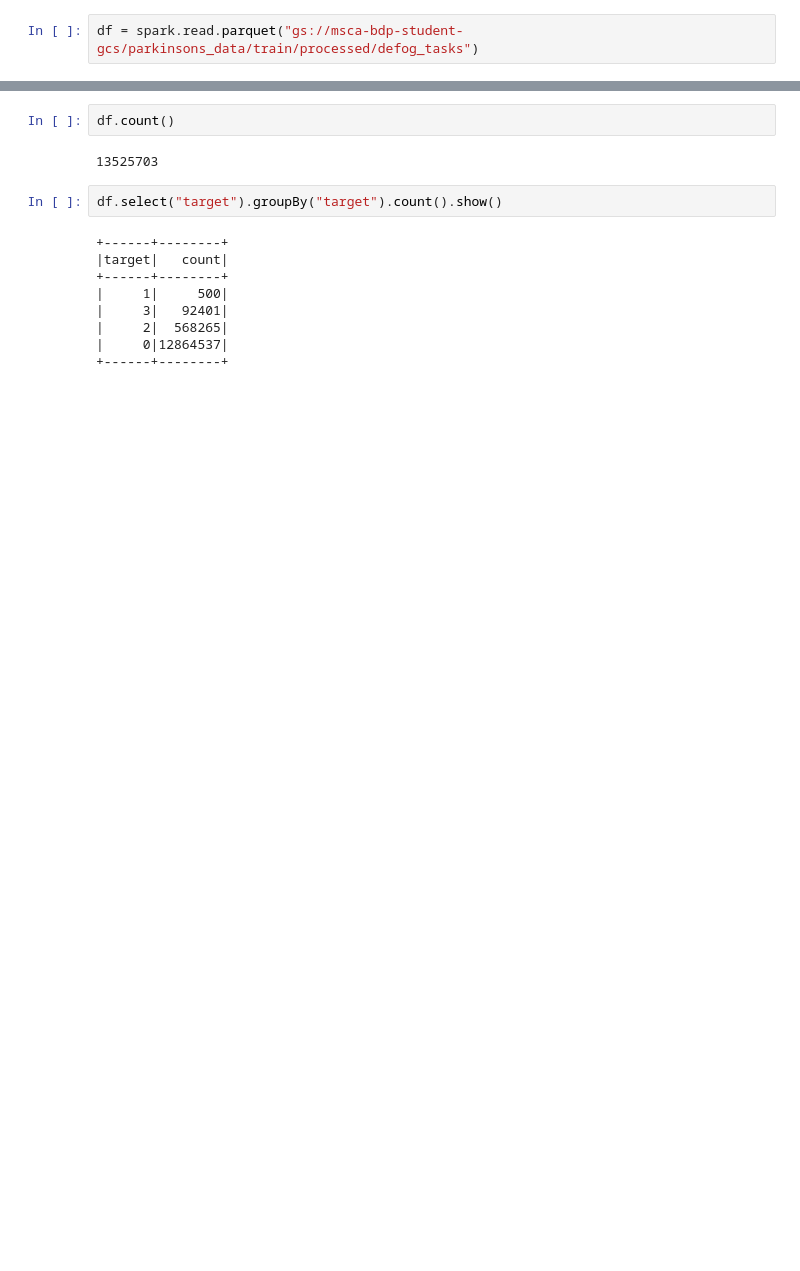
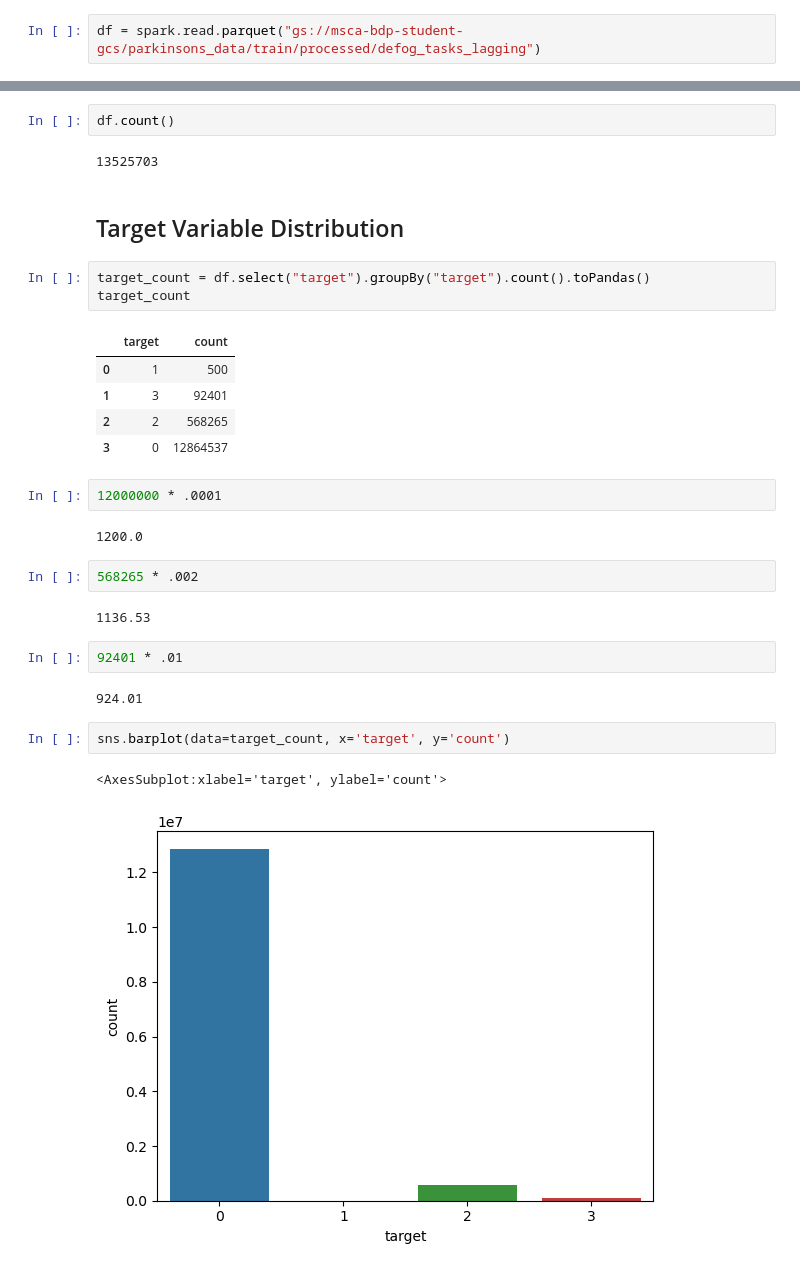
Before and after one commit to zmwm37/fog, a Jupyter notebook: code/eda.ipynb, the cells around one changed output, grey strips where cells are left out. Saved outputs shown, nothing was run; the diff lists cells and outputs as text; blank space fills up the shorter version.

```diff
--- a/code/eda.ipynb
+++ b/code/eda.ipynb
@@ -21,5 +24,5 @@ len(fog_files)
 # %%
-df = spark.read.parquet("gs://msca-bdp-student-gcs/parkinsons_data/train/processed/defog_tasks")
+df = spark.read.parquet("gs://msca-bdp-student-gcs/parkinsons_data/train/processed/defog_tasks_lagging")
 # %%
 df.printSchema()
 # %% [output]
@@ -44,14 +47,31 @@ root
 df.count()
 # %% [output]
 13525703
+# %% [markdown]
+## Target Variable Distribution
 # %%
-df.select("target").groupBy("target").count().show()
+target_count = df.select("target").groupBy("target").count().toPandas()
+target_count
 # %% [output]
-+------+--------+
-|target|   count|
-+------+--------+
-|     1|     500|
-|     3|   92401|
-|     2|  568265|
-|     0|12864537|
-+------+--------+
+|  | target | count |
+| 0 | 1 | 500 |
+| 1 | 3 | 92401 |
+| 2 | 2 | 568265 |
+| 3 | 0 | 12864537 |
+# %%
+12000000 * .0001
+# %% [output]
+1200.0
+# %%
+568265 * .002
+# %% [output]
+1136.53
+# %%
+92401 * .01
+# %% [output]
+924.01
+# %%
+sns.barplot(data=target_count, x='target', y='count')
+# %% [output]
+<AxesSubplot:xlabel='target', ylabel='count'>
+[figure, added]
```
Also changed, not shown: parts of 27 cells of this notebook.
